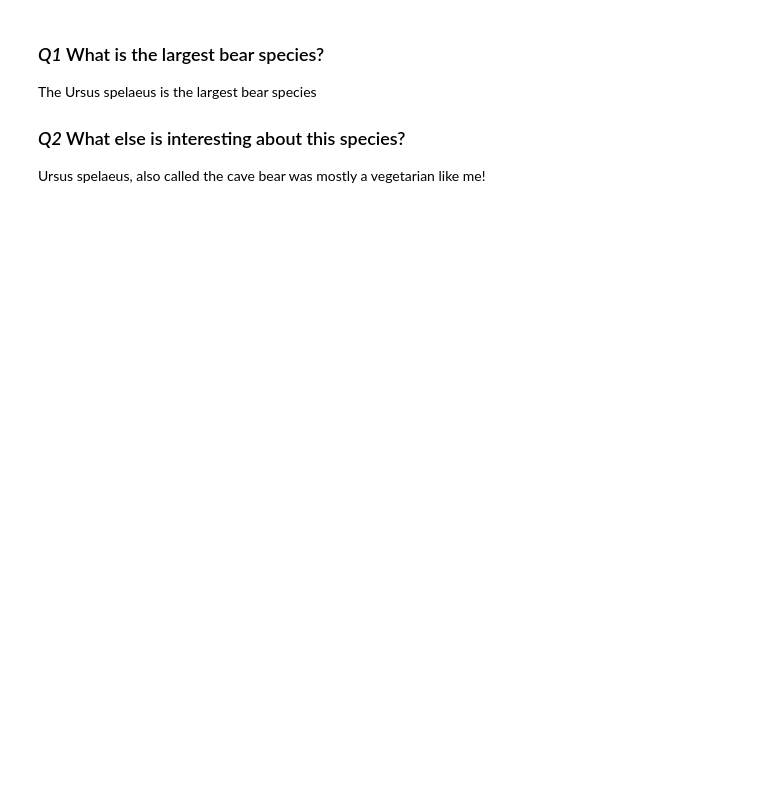
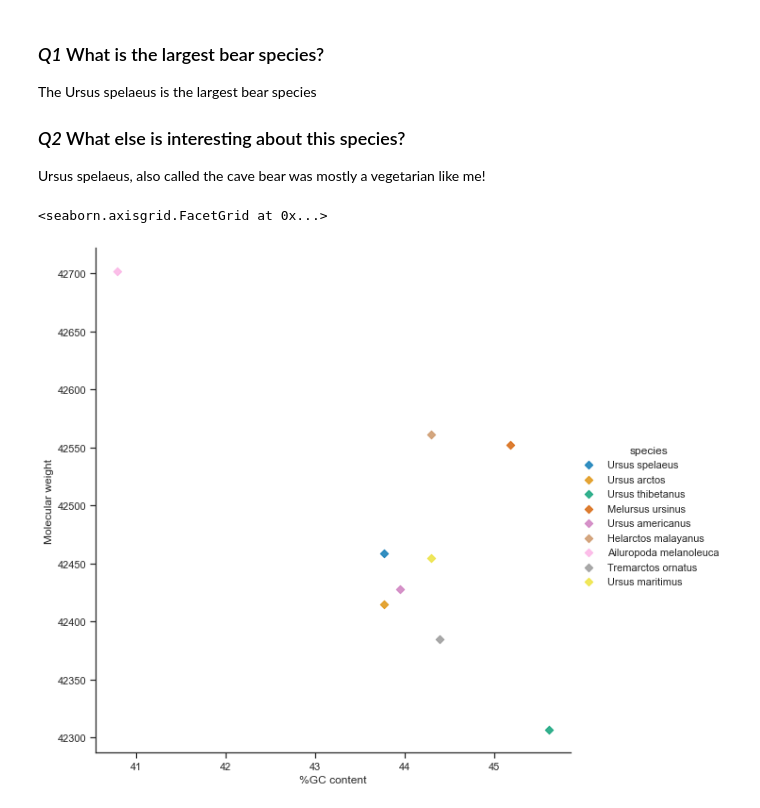
Before and after one commit to sushma-ambekar/BCB546-PythonHW_Spring2021, a Jupyter notebook: Python-Assignment-Sushma.ipynb, the cells around one changed output. Drawn from its saved outputs; the diff is of its cells as text; code cells hidden in the pictures; blank space fills up the shorter version.

```diff
--- a/Python-Assignment-Sushma.ipynb
+++ b/Python-Assignment-Sushma.ipynb
@@ -177,5 +203,9 @@ Ursus spelaeus, also called the cave bear was mostly a vegetarian like me!
 # %%
 ## 9.
 ## Plot with seaborn of the molecular weight (y-axis) as a function of GC-content (x-axis)
 weight_GC = sns.lmplot(data=bears_molec_df, x="GC_content", y="molecular_weight", fit_reg=False,
-                       height=8, hue='species', markers='D')
+                       height=8, hue='species', markers='D', palette='colorblind')
+weight_GC.set_axis_labels('%GC content', 'Molecular weight')
+# %% [output]
+<seaborn.axisgrid.FacetGrid at 0x...>
+[figure, added]
```
Also changed, not shown: parts of 9 cells of this notebook.
